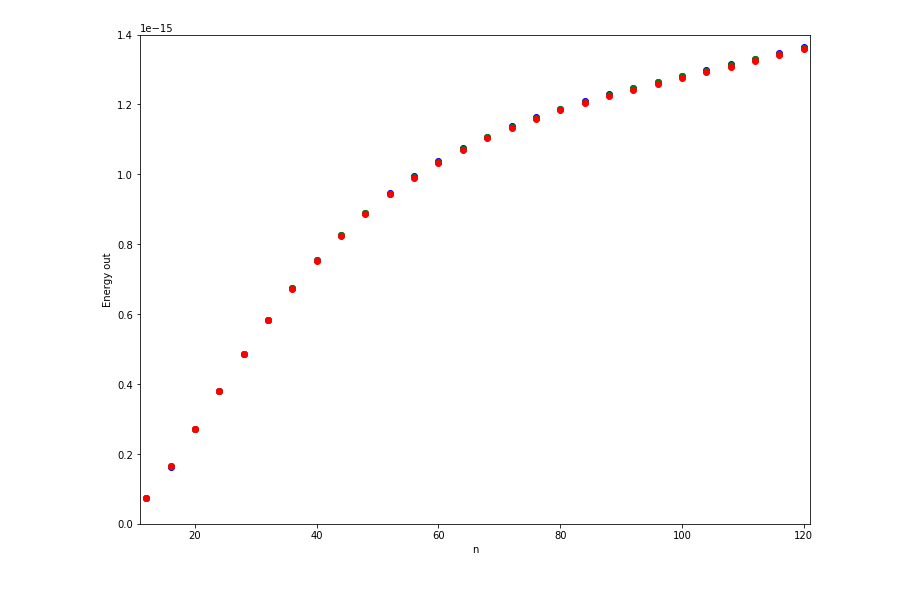
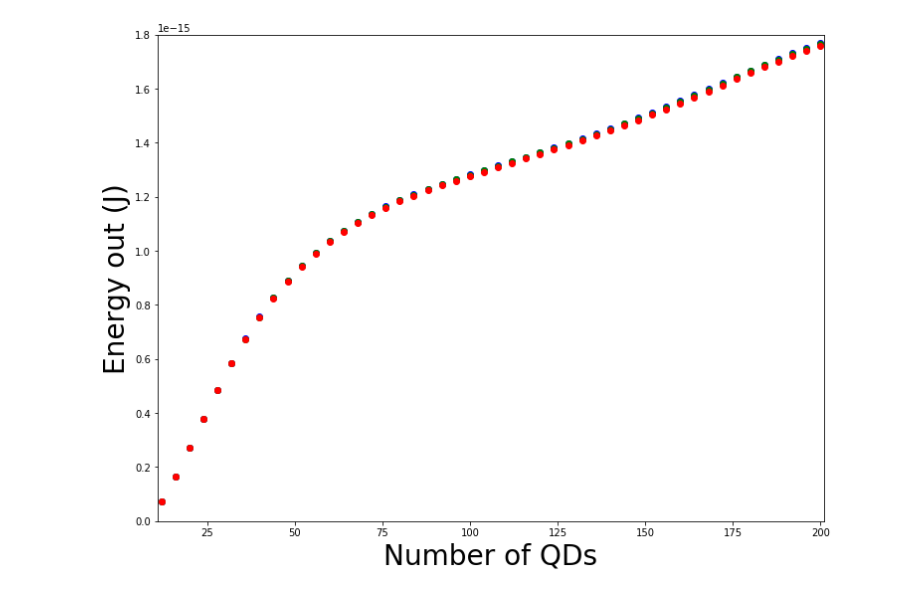
Before and after one commit to Paul-Burdekin/Final-codes, a Jupyter notebook: dm efficiency vs n.ipynb, the cells around one changed output. Drawn from its saved outputs; the diff is of its cells as text; code cells hidden in the pictures.

```diff
--- a/dm efficiency vs n.ipynb
+++ b/dm efficiency vs n.ipynb
@@ -292,7 +285,7 @@ def solvr( Y, t, params):
     return [ Y[1], ( A * (Y[0]**10) + B * (Y[0]**9) + C * (Y[0]**8)+ D * (Y[0]**7) + E * (Y[0]**6) + F * (Y[0]**5) + G * (Y[0]**4) + H * (Y[0]**3) + J * (Y[0]**2) + K * Y[0] + L - const * Y[1]) ]
 # %%
 '''Test lists'''
-N = 121
+N = 201
 startN = 12
 n_list = []
 p_list = []
@@ -454,9 +445,9 @@ plt.show()
 # %%
 fig2 = plt.figure(figsize=(12, 9))
 bx1 = fig2.add_subplot(111)
-bx1.set_xlabel('n')
-bx1.set_ylabel('initial torque (N)')
-bx1.set_ylim( 0 , 0.4e-13 )
+bx1.set_xlabel('Number of QDs', fontsize ='28')
+bx1.set_ylabel('Initial torque (Nm)', fontsize ='28')
+bx1.set_ylim( 0 , 1e-13 )
 bx1.set_xlim( startN-1 , N )
 bx2 = fig2.add_subplot(111)
 bx3 = fig2.add_subplot(111)
@@ -606,8 +599,8 @@ for n in np.arange(startN, N, 4):
 # %%
 fig1 = plt.figure(figsize=(12, 9))
 ax1 = fig1.add_subplot(111)
-ax1.set_xlabel('n')
-ax1.set_ylabel('Percentage efficiency')
+ax1.set_xlabel('Number of QDs', fontsize ='28')
+ax1.set_ylabel('Percentage efficiency', fontsize ='28')
 ax1.set_ylim( 0 , 0.6 )
 ax1.set_xlim( startN-1 , N )
 ax2 = fig1.add_subplot(111)
@@ -671,9 +664,9 @@ for element in E_in_list:
 # %%
 fig2 = plt.figure(figsize=(12, 9))
 cx1 = fig2.add_subplot(111)
-cx1.set_xlabel('n')
-cx1.set_ylabel('Energy in')
-cx1.set_ylim( 0 , 4.1e-12 )
+cx1.set_xlabel('Number of QDs', fontsize ='28')
+cx1.set_ylabel('Energy input (J)', fontsize ='28')
+cx1.set_ylim( 0 , 1.2e-11 )
 cx1.set_xlim( startN-1 , N )
 #cx2 = fig1.add_subplot(111)
 #cx3 = fig1.add_subplot(111)
@@ -716,21 +709,21 @@ fuck hayfever
 # %%
 fig3 = plt.figure(figsize=(12, 9))
 dx1 = fig3.add_subplot(111)
-dx1.set_xlabel('n')
-dx1.set_ylabel('Energy out')
-dx1.set_ylim( 0 , 1.4e-15 )
+dx1.set_xlabel('Number of QDs', fontsize ='28')
+dx1.set_ylabel('Energy out (J)', fontsize ='28')
+dx1.set_ylim( 0 , 1.8e-15 )
 dx1.set_xlim( startN-1 , N )
 dx2 = fig3.add_subplot(111)
 dx3 = fig3.add_subplot(111)
 dx_list = [dx1, dx2, dx3]
 
 i=0
 for element in fluid_density_list:
     j=0
     E_OUT_list = E_OUTbig_list[i]
     for n in np.arange(startN, N, 4):
         dx_list[i].scatter( n_list[j], E_OUT_list[j], color = color_list[i] )
         j+=1
     i+=1
 # %% [output]
-[figure, old version]
+[figure, new version]
```
Also changed, not shown: parts of 17 cells of this notebook.
